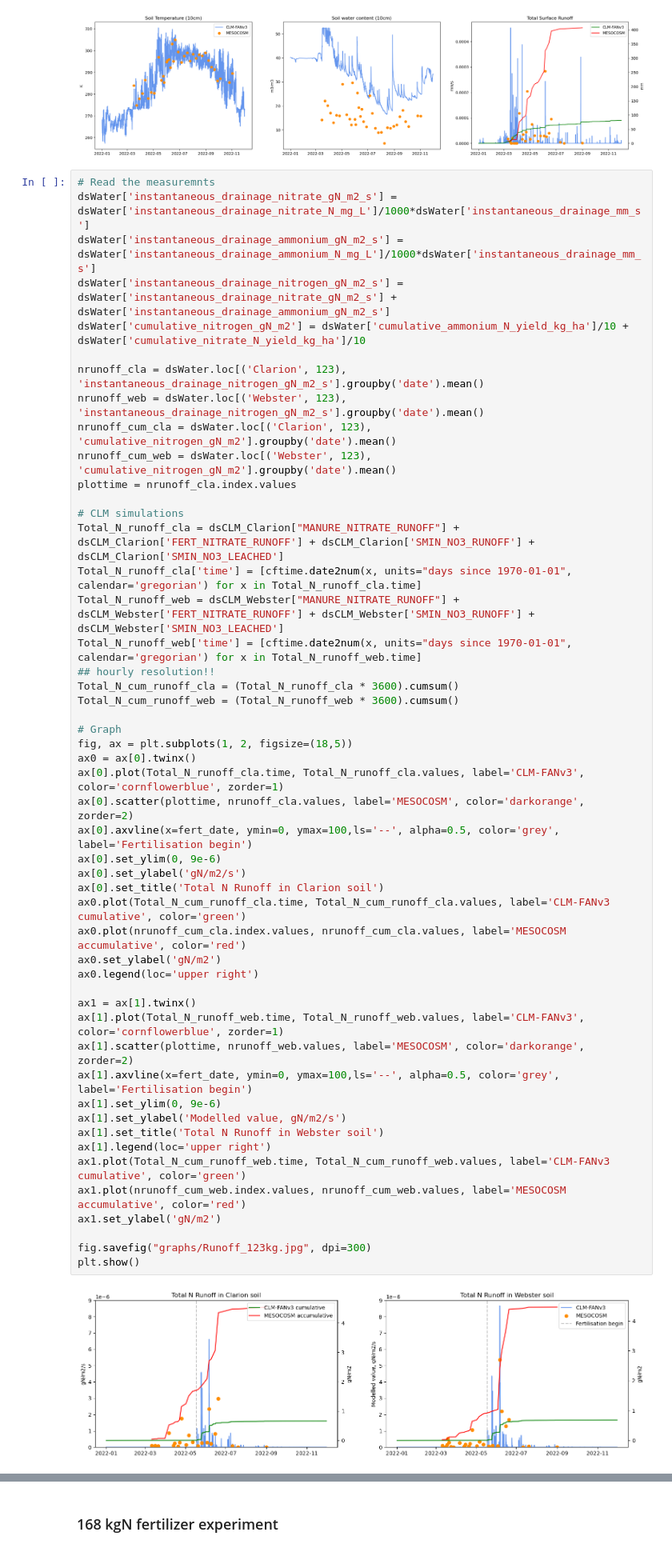
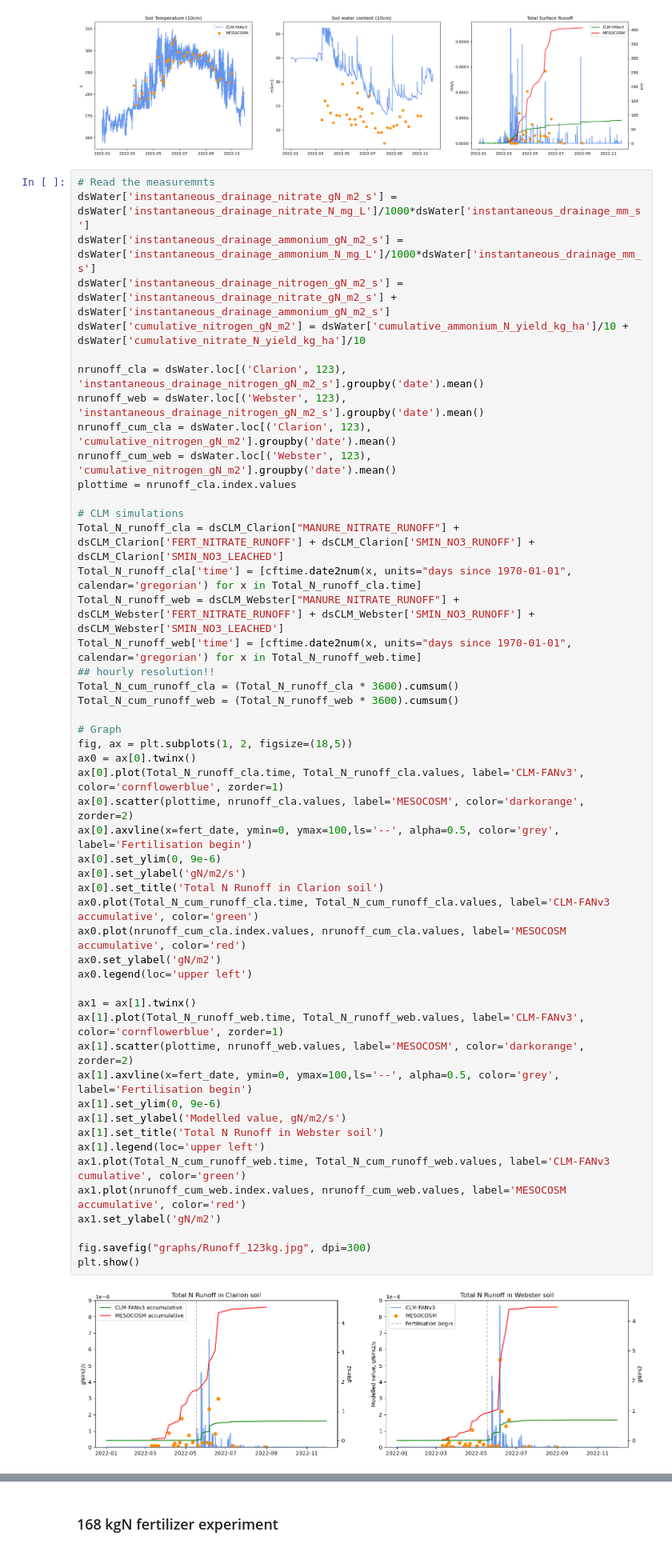
Before and after one commit to jinmuluo/pymaps, a Jupyter notebook: mesocosm.ipynb, the cells around one changed output, grey strips where cells are left out. Shown at 80% size. Saved outputs shown, nothing was run; the diff lists cells and outputs as text.

```diff
--- a/mesocosm.ipynb
+++ b/mesocosm.ipynb
@@ -334,37 +334,37 @@ Total_N_runoff_web['time'] = [cftime.date2num(x, units="days since 1970-01-01",
 ## hourly resolution!!
 Total_N_cum_runoff_cla = (Total_N_runoff_cla * 3600).cumsum()
 Total_N_cum_runoff_web = (Total_N_runoff_web * 3600).cumsum()
 
 # Graph
 fig, ax = plt.subplots(1, 2, figsize=(18,5))
 ax0 = ax[0].twinx()
 ax[0].plot(Total_N_runoff_cla.time, Total_N_runoff_cla.values, label='CLM-FANv3', color='cornflowerblue', zorder=1)
 ax[0].scatter(plottime, nrunoff_cla.values, label='MESOCOSM', color='darkorange', zorder=2)
 ax[0].axvline(x=fert_date, ymin=0, ymax=100,ls='--', alpha=0.5, color='grey', label='Fertilisation begin')
 ax[0].set_ylim(0, 9e-6)
 ax[0].set_ylabel('gN/m2/s')
 ax[0].set_title('Total N Runoff in Clarion soil')
-ax0.plot(Total_N_cum_runoff_cla.time, Total_N_cum_runoff_cla.values, label='CLM-FANv3 cumulative', color='green')
+ax0.plot(Total_N_cum_runoff_cla.time, Total_N_cum_runoff_cla.values, label='CLM-FANv3 accumulative', color='green')
 ax0.plot(nrunoff_cum_cla.index.values, nrunoff_cum_cla.values, label='MESOCOSM accumulative', color='red')
 ax0.set_ylabel('gN/m2')
-ax0.legend(loc='upper right')
+ax0.legend(loc='upper left')
 
 ax1 = ax[1].twinx()
 ax[1].plot(Total_N_runoff_web.time, Total_N_runoff_web.values, label='CLM-FANv3', color='cornflowerblue', zorder=1)
 ax[1].scatter(plottime, nrunoff_web.values, label='MESOCOSM', color='darkorange', zorder=2)
 ax[1].axvline(x=fert_date, ymin=0, ymax=100,ls='--', alpha=0.5, color='grey', label='Fertilisation begin')
 ax[1].set_ylim(0, 9e-6)
 ax[1].set_ylabel('Modelled value, gN/m2/s')
 ax[1].set_title('Total N Runoff in Webster soil')
-ax[1].legend(loc='upper right')
+ax[1].legend(loc='upper left')
 ax1.plot(Total_N_cum_runoff_web.time, Total_N_cum_runoff_web.values, label='CLM-FANv3 cumulative', color='green')
 ax1.plot(nrunoff_cum_web.index.values, nrunoff_cum_web.values, label='MESOCOSM accumulative', color='red')
 ax1.set_ylabel('gN/m2')
 
 fig.savefig("graphs/Runoff_123kg.jpg", dpi=300)
 plt.show()
 # %% [output]
-[figure, old version]
+[figure, new version]
 # %%
 # CLM simulations
 nh4_plant_cla = dsCLM_Clarion['SMINN_TO_PLANT_FUN_NH4'].sum(dim='levdcmp')
```
Also changed, not shown: parts of 1 cell of this notebook.
